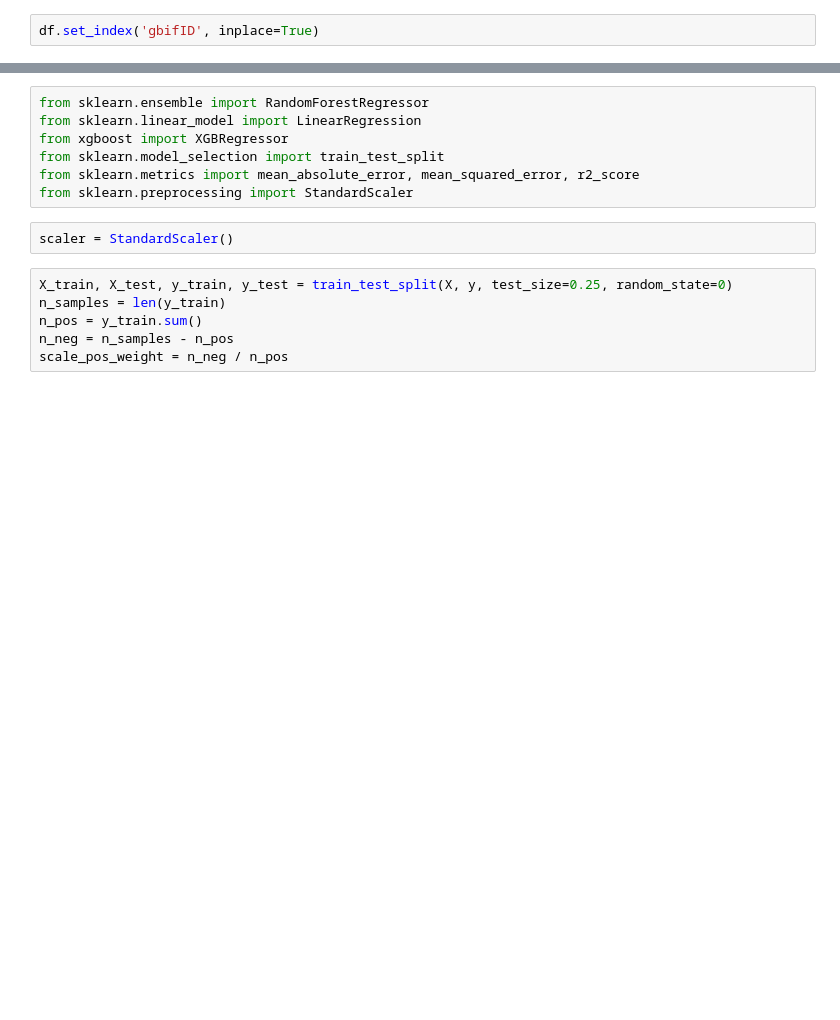
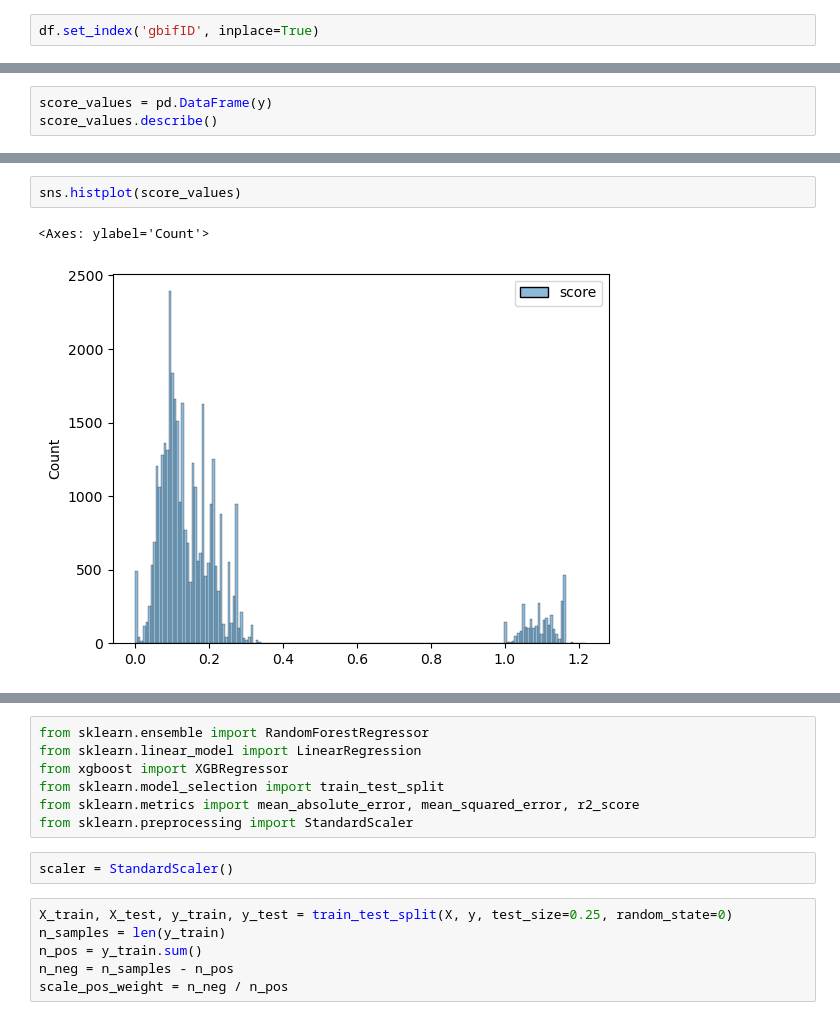
Before and after one commit to etiennegodin/CScorer, a Jupyter notebook: notebooks/eda/model_02.ipynb, the cells around one changed output, grey strips where cells are left out. Saved outputs shown, nothing was run; the diff lists cells and outputs as text; blank space fills up the shorter version.

```diff
--- a/notebooks/eda/model_02.ipynb
+++ b/notebooks/eda/model_02.ipynb
@@ -35,0 +57,3 @@ X.head()
+# %%
+score_values = pd.DataFrame(y)
+score_values.describe()
@@ -36,3 +70,8 @@ X.head()
+# %%
+sns.histplot(score_values)
+# %% [output]
+<Axes: ylabel='Count'>
+[figure, added]
 # %%
 corr = X.corr(numeric_only=True)
 upper_tri = corr.where(np.triu(np.ones(corr.shape), k=1).astype(bool))
```
Also changed, not shown: parts of 11 cells of this notebook, 8 other files.
